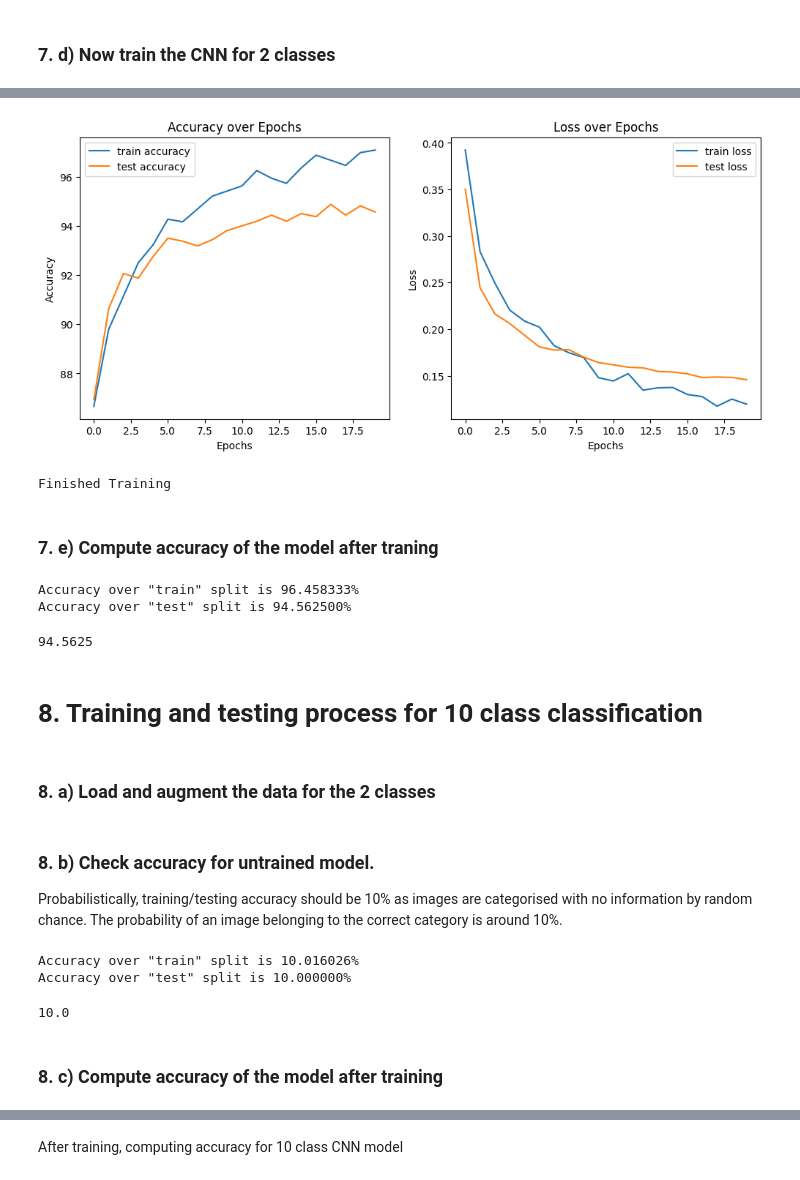
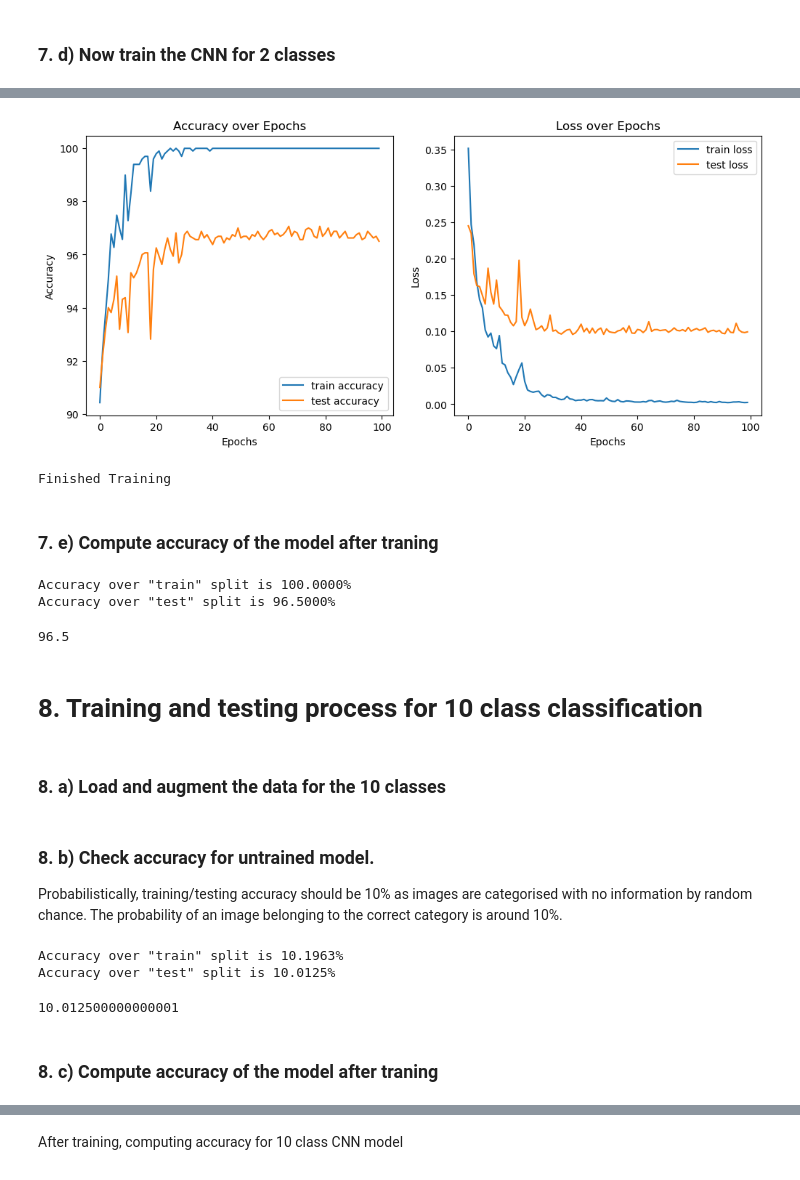
Before and after one commit to Johan5418/ConvNet_STL, a Jupyter notebook: Task2_Final.ipynb, the cells around one changed output, grey strips where cells are left out. Drawn from its saved outputs; the diff is of its cells as text; code cells hidden in the pictures.

```diff
--- a/Task2_Final.ipynb
+++ b/Task2_Final.ipynb
@@ -215,26 +248,27 @@ ModuleNotFoundError: No module named 'pytorch_model_summary'
 def compute_accuracy(data_loader,
                      cnn,
                      split,
-                     print_output = True):
+                     print_output,
+                     device):
 
     cnn.eval() # sets the model into evaluation mode
     total_accuracy = 0
     total_samples = 0
 
     for i, batch in enumerate(data_loader):
-        # get the inputs and labels
-        X_batch, y_batch = batch
-        # calculate predictions given a batch of samples
-        predictions_batch = cnn(X_batch)
-        # convert each prediction into a class id
-        _, vals = torch.max(predictions_batch, 1)
-        # calculate the amount of predicted class ids matching the ground truth and increment counters
-        total_accuracy += (vals == y_batch.type(torch.long)).int().sum()
+        X_batch, y_batch = batch # get the inputs and labels
+
+        X_batch = X_batch.to(device).float()
+        y_batch = y_batch.to(device)
+
+        predictions_batch = cnn(X_batch) # calculate predictions given a batch of samples
+        _, vals = torch.max(predictions_batch, 1) # convert each prediction into a class id
+        total_accuracy += (vals == y_batch.type(torch.long)).int().sum() # calculate the amount of predicted class ids matching the ground truth and increment counters
         total_samples += y_batch.shape[0]
         out_accuracy = int(total_accuracy) * 1.0 / total_samples
 
     if print_output:
-        print(f'Accuracy over "{split}" split is {100 * out_accuracy:02f}%')
+        print(f'Accuracy over "{split}" split is {100 * out_accuracy:.4f}%')
 
     return 100 * out_accuracy
 # %% [markdown]
@@ -359,7 +400,7 @@ visualize_sample(train_two_classes_X[i],
 # %% [markdown]
 ### 7. b) Load and augment the data for the 2 classes
 # %%
-BATCH_SIZE = 64
+BATCH_SIZE = 32
 
 train_ds = ArrayDataset(train_two_classes_X, train_two_classes_y, transform=train_transforms)
 loader_two_classes_train = DataLoader(dataset = train_ds,
@@ -371,18 +412,22 @@ test_ds = ArrayDataset(test_two_classes_X, test_two_classes_y, transform=None)
 loader_two_classes_test = DataLoader(dataset = test_ds,
                                      batch_size=BATCH_SIZE,
                                      shuffle=False)
+
+cnn_two_classes = CNN(num_out_classes = 2, activation_function_type="sine").to(device)
 # %% [markdown]
 ### 7. c) Check accuracy for untrained model.
 
 Probabilistically, training/testing accuracy should be 50% as images are categorised with no information as a coin flip.
 # %%
-cnn_two_classes = CNN(num_out_classes = 2)
-# compute the accuracy of the CNN... we have not yet trained it, so what do you expect the accuracy to be??
 compute_accuracy(data_loader = loader_two_classes_train,
                  cnn = cnn_two_classes,
-                 split = 'train')
+                 split = 'train',
+                 print_output = True,
+                 device = device)
 
 compute_accuracy(data_loader = loader_two_classes_test,
                  cnn = cnn_two_classes,
-                 split = 'test')
+                 split = 'test',
+                 print_output = True,
+                 device = device)
 # %% [output]
@@ -395,6 +440,6 @@ Accuracy over "test" split is 50.000000%
 train(cnn = cnn_two_classes,
       loader_train = loader_two_classes_train,
       loader_test = loader_two_classes_test,
-      num_epochs = 20,
+      num_epochs = 100,
       track_accuracy = True)
 # %% [output]
@@ -421,23 +463,29 @@ Epoch 20/20 -> train loss 0.119463, test loss = 0.145699
-[figure, old version]
+[figure, new version]
 Finished Training
 # %% [markdown]
 ### 7. e) Compute accuracy of the model after traning
 # %%
 compute_accuracy(data_loader = loader_two_classes_train,
                  cnn = cnn_two_classes,
-                 split = 'train')
+                 split = 'train',
+                 print_output=True,
+                 device=device)
 
 compute_accuracy(data_loader = loader_two_classes_test,
                  cnn = cnn_two_classes,
-                 split = 'test')
+                 split = 'test',
+                 print_output=True,
+                 device=device)
+
+# torch.save(cnn_two_classes.state_dict(), '2class_relu_20epochs.pth')
 # %% [output]
-Accuracy over "train" split is 96.458333%
-Accuracy over "test" split is 94.562500%
+Accuracy over "train" split is 100.0000%
+Accuracy over "test" split is 96.5000%
-94.5625
+96.5
 # %% [markdown]
 # 8. Training and testing process for 10 class classification
 # %% [markdown]
-### 8. a) Load and augment the data for the 2 classes
+### 8. a) Load and augment the data for the 10 classes
 # %%
 BATCH_SIZE = 64
 
@@ -460,15 +508,19 @@ Probabilistically, training/testing accuracy should be 10% as images are categor
 # %%
 compute_accuracy(data_loader = loader_ten_classes_train,
                  cnn = cnn_ten_classes,
-                 split = 'train')
+                 split = 'train',
+                 print_output = True,
+                 device = device)
 
 compute_accuracy(data_loader = loader_ten_classes_test,
                  cnn = cnn_ten_classes,
-                 split = 'test')
+                 split = 'test',
+                 print_output = True,
+                 device = device)
 # %% [output]
-Accuracy over "train" split is 10.016026%
-Accuracy over "test" split is 10.000000%
+Accuracy over "train" split is 10.1963%
+Accuracy over "test" split is 10.0125%
-10.0
+10.012500000000001
 # %% [markdown]
-### 8. c) Compute accuracy of the model after training
+### 8. c) Compute accuracy of the model after traning
 # %%
```
Also changed, not shown: parts of 19 cells of this notebook.
